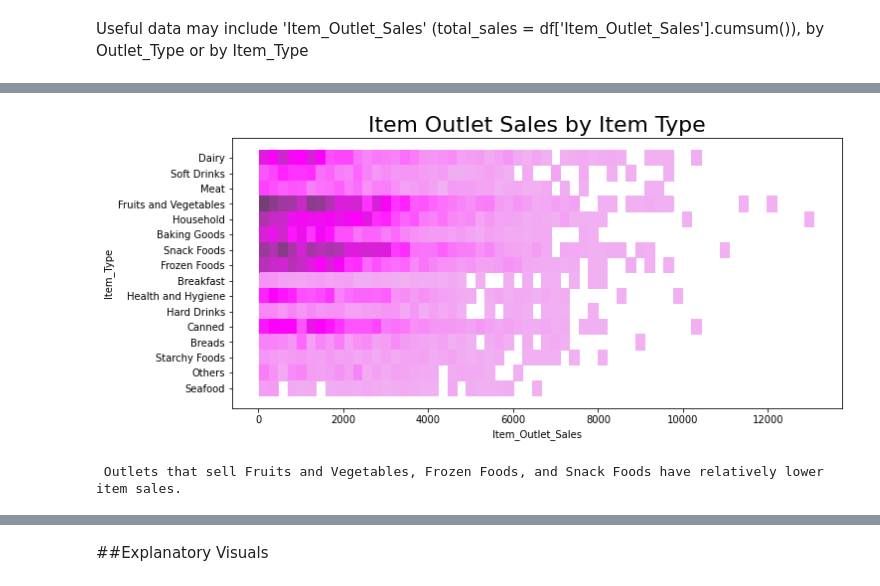
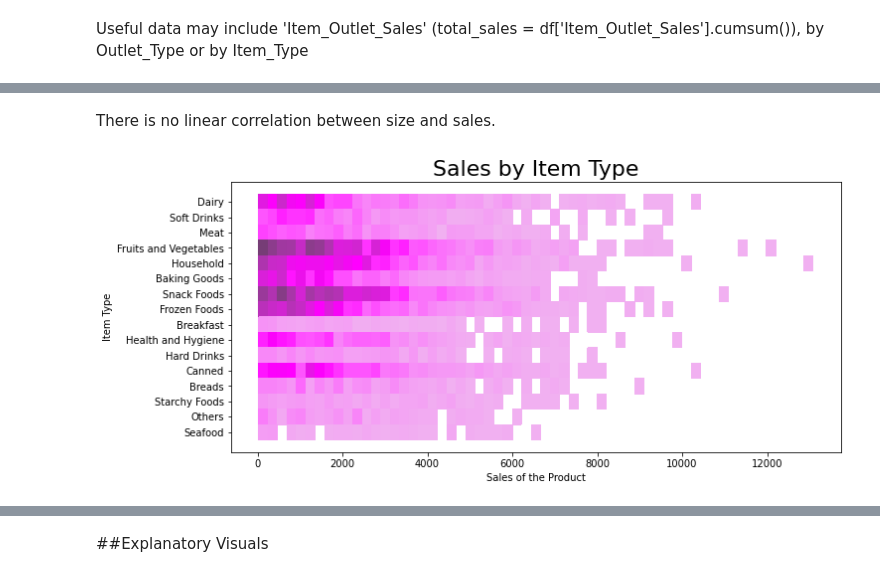
Before and after one commit to craiggossen/Projects, a Jupyter notebook: food_sales_predictions.ipynb, the cells around one changed output, grey strips where cells are left out. Saved outputs shown, nothing was run; the diff lists cells and outputs as text; code cells hidden in the pictures.

```diff
--- a/food_sales_predictions.ipynb
+++ b/food_sales_predictions.ipynb
@@ -287,14 +304,15 @@ total_sales = df['Item_Outlet_Sales'].cumsum()
+# %% [markdown]
+There is no linear correlation between size and sales.
 # %%
 plt.subplots(figsize=(11, 5))
 sns.histplot(data = df,
              x = 'Item_Outlet_Sales',
              y = 'Item_Type',
              color = 'purple');
-plt.title('Item Outlet Sales by Item Type', size = 22)
+plt.title('Sales by Item Type', size = 22)
+plt.xlabel('Sales of the Product')
+plt.ylabel('Item Type')
 
 plt.show()
-
-print('\n Outlets that sell Fruits and Vegetables, Frozen Foods, and Snack Foods have relatively lower item sales.')
 # %% [output]
-[figure, old version]
+[figure, new version]
- Outlets that sell Fruits and Vegetables, Frozen Foods, and Snack Foods have relatively lower item sales.
```
Also changed, not shown: parts of 5 cells of this notebook.
